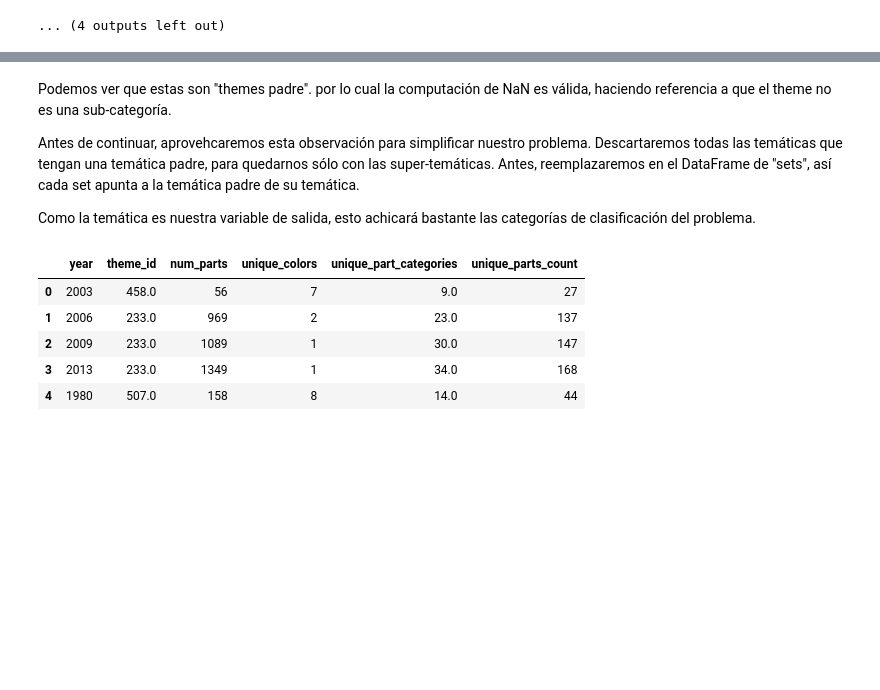
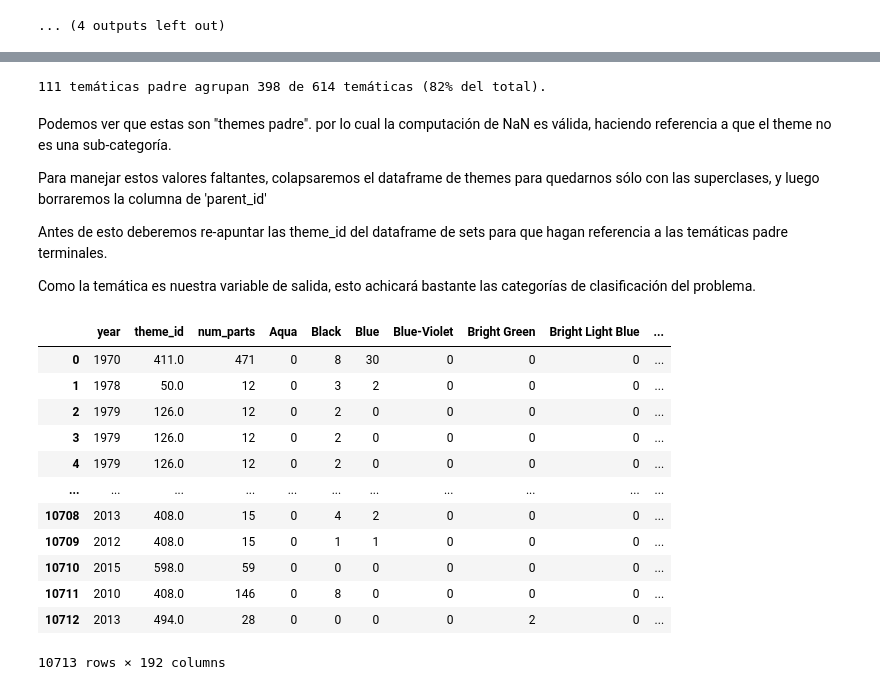
Before and after one commit to Muscian/AdD-grupo1, a Jupyter notebook: practica_final/Práctica Final.Ipynb, the cells around one changed output, grey strips where cells are left out. Saved outputs shown, nothing was run; the diff lists cells and outputs as text; code cells hidden in the pictures; blank space fills up the shorter version.

```diff
--- a/practica_final/Práctica Final.Ipynb
+++ b/practica_final/Práctica Final.Ipynb
@@ -523,30 +490,56 @@ display(themes[themes.isna().any(axis=1)])
+# %%
+# Función para contar subtemas de un tema específico
+def count_subthemes(theme_id):
+    subthemes = themes[themes['parent_id'] == theme_id]
+    count = len(subthemes)
+    for _, subtheme in subthemes.iterrows():
+        count += count_subthemes(subtheme['id'])
+    return count
+
+parent_themes = themes[themes['parent_id'].isna()]
+
+# Crear una nueva tabla para los temas 'padre' con la cantidad de subtemas
+parent_themes_with_count = parent_themes.copy()
+parent_themes_with_count['subtheme_count'] = parent_themes_with_count['id'].apply(count_subthemes)
+
+
+parent_per =  parent_themes_with_count['subtheme_count'].sum() * 100 /themes.shape[0]
+print(f"{parent_themes_with_count.shape[0]} temáticas padre agrupan {ref_count['subthemes'].sum():.0f} de {themes.shape[0]} temáticas ({parent_per:.0f}% del total).")
+# %% [output]
+111 temáticas padre agrupan 398 de 614 temáticas (82% del total).
 # %% [markdown]
 Podemos ver que estas son "themes padre". por lo cual la computación de NaN es válida, haciendo referencia a que el theme no es una sub-categoría.
 
-Antes de continuar, aprovehcaremos esta observación para simplificar nuestro problema. Descartaremos todas las temáticas que tengan una temática padre, para quedarnos sólo con las super-temáticas. Antes, reemplazaremos en el DataFrame de "sets", así cada set apunta a la temática padre de su temática.
+Para manejar estos valores faltantes, colapsaremos el dataframe de themes para quedarnos sólo con las superclases, y luego borraremos la columna de 'parent_id'
+
+Antes de esto deberemos re-apuntar las theme_id del dataframe de sets para que hagan referencia a las temáticas padre terminales.
 
 Como la temática es nuestra variable de salida, esto achicará bastante las categorías de clasificación del problema.
-# %%
-# Reemplazamos los theme_id por las supertemáticas
-
-
-# En un dataframe auxiliar, mergeamos el frame de input con el de themes
-aux_input = pd.merge(input,themes,left_on='theme_id',right_on='id',how='left')
-
-# Para cada fila, reemplazamos el theme_id por su padre (sólo si el padre no es nulo, si no ya es un padre).
-aux_input['theme_id'] = aux_input.apply(
-    lambda row: row['parent_id'] if pd.notna(row['parent_id']) else row['theme_id'],
-    axis = 1
-)
-
-# Nos deshacemos de las columnas que se adicionaron en el merge.
-input = aux_input[input.columns]
-
-display(input.head())
-# %% [output]
-|  | year | theme_id | num_parts | unique_colors | unique_part_categories | unique_parts_count |
-| 0 | 2003 | 458.0 | 56 | 7 | 9.0 | 27 |
-| 1 | 2006 | 233.0 | 969 | 2 | 23.0 | 137 |
-| 2 | 2009 | 233.0 | 1089 | 1 | 30.0 | 147 |
-| 3 | 2013 | 233.0 | 1349 | 1 | 34.0 | 168 |
-| 4 | 1980 | 507.0 | 158 | 8 | 14.0 | 44 |
+# %%
+# Reemplazamos los theme_id por las supertemáticas terminales
+
+# Encontramos la supertheme terminal para cada set
+def find_highest_parent(theme_id):
+    parent_id = themes.loc[themes['id'] == theme_id, 'parent_id'].values[0]
+    if pd.isna(parent_id):
+        return theme_id
+    else:
+        return find_highest_parent(parent_id)
+
+input['theme_id'] = input['theme_id'].apply(find_highest_parent)
+
+display(input)
+# %% [output]
+|  | year | theme_id | num_parts | Aqua | Black | Blue | Blue-Violet | Bright Green | Bright Light Blue | ... |
+| 0 | 1970 | 411.0 | 471 | 0 | 8 | 30 | 0 | 0 | 0 | ... |
+| 1 | 1978 | 50.0 | 12 | 0 | 3 | 2 | 0 | 0 | 0 | ... |
+| 2 | 1979 | 126.0 | 12 | 0 | 2 | 0 | 0 | 0 | 0 | ... |
+| 3 | 1979 | 126.0 | 12 | 0 | 2 | 0 | 0 | 0 | 0 | ... |
+| 4 | 1979 | 126.0 | 12 | 0 | 2 | 0 | 0 | 0 | 0 | ... |
+| ... | ... | ... | ... | ... | ... | ... | ... | ... | ... | ... |
+| 10708 | 2013 | 408.0 | 15 | 0 | 4 | 2 | 0 | 0 | 0 | ... |
+| 10709 | 2012 | 408.0 | 15 | 0 | 1 | 1 | 0 | 0 | 0 | ... |
+| 10710 | 2015 | 598.0 | 59 | 0 | 0 | 0 | 0 | 0 | 0 | ... |
+| 10711 | 2010 | 408.0 | 146 | 0 | 8 | 0 | 0 | 0 | 0 | ... |
+| 10712 | 2013 | 494.0 | 28 | 0 | 0 | 0 | 0 | 2 | 0 | ... |
+10713 rows × 192 columns
```
Also changed, not shown: parts of 20 cells of this notebook.
